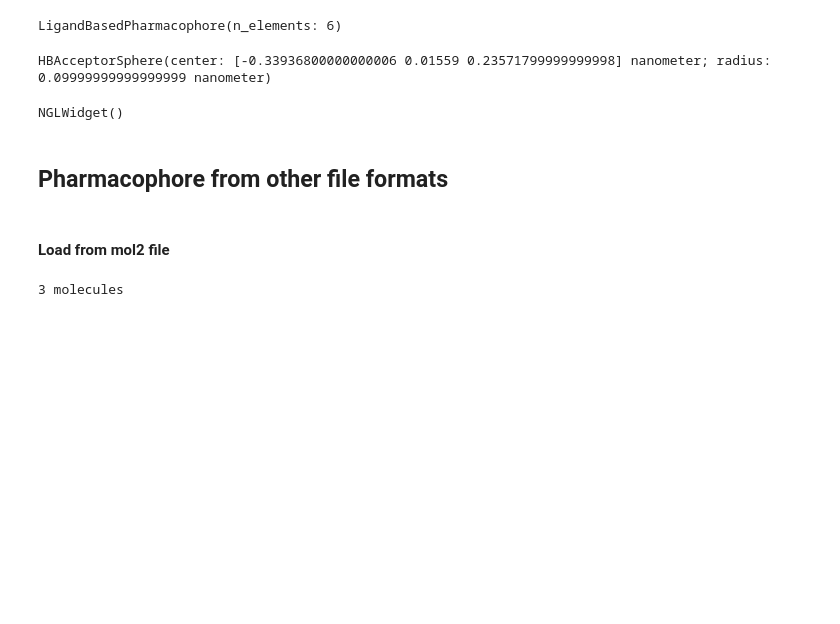
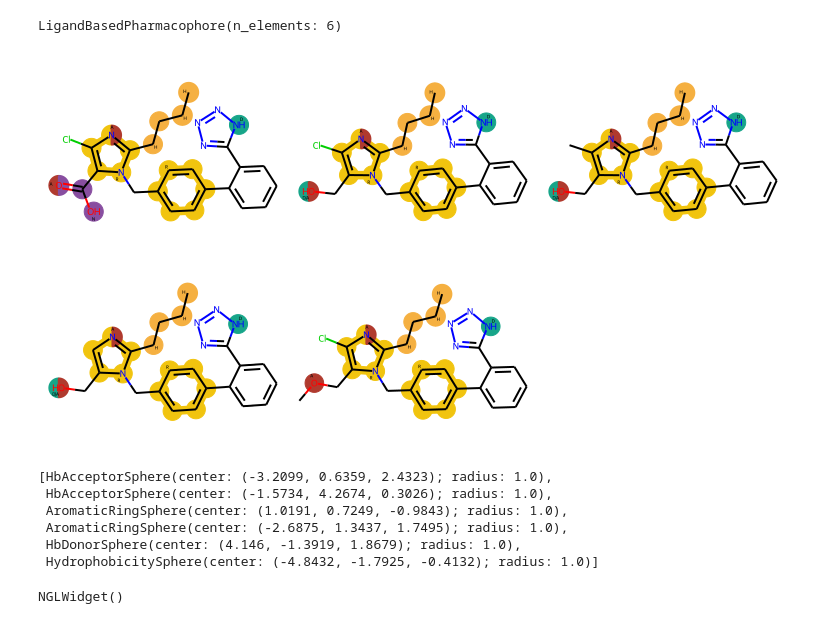
Before and after one commit to Daniel-Ibarrola/Cheminformatics-Notebooks, a Jupyter notebook: openpharmacophore/ligand_based/ligand_based.ipynb, the cells around one changed output. Drawn from its saved outputs; the diff is of its cells as text; code cells hidden in the pictures; blank space fills up the shorter version.

```diff
--- a/openpharmacophore/ligand_based/ligand_based.ipynb
+++ b/openpharmacophore/ligand_based/ligand_based.ipynb
@@ -53,6 +25,6 @@ AromaticRingSphere(center: (2.0, 1.0, 4.0); radius: 1.0)
 # %%
-# Load the molecules
-molecules = Chem.SmilesMolSupplier('../data/molecules.smi',delimiter='\t',titleLine=False)
+# Load the molecules and visualize them
+molecules = Chem.SmilesMolSupplier('../../data/ligands/molecules.smi',delimiter='\t',titleLine=False)
 print(f"{len(molecules)} molecules")
 img = Draw.MolsToGridImage(molecules, molsPerRow=5, returnPNG=False)
 img
@@ -61,30 +33,29 @@ img
 [figure]
 # %%
 # Create the pharmacophore
-pharmacophore = LigandBasedPharmacophore()
-# feat_list = ["Aromatic", "Donor"]
-feat_def = load_smarts_fdef("../data/feat_defs/smarts_features.txt")
-pharmacophore.from_ligand_list(ligands=molecules, method="dbscan", feat_list=None, feat_def=feat_def)
+molecules = list(molecules)
+feat_def = load_smarts_fdef("../../data/feat_defs/smarts_features.txt")
+pharmacophore = LigandBasedPharmacophore().from_ligand_list(ligands=molecules,
+                                                            method="dbscan",
+                                                            feat_list=None,
+                                                            feat_def=feat_def)
 print(pharmacophore)
 # %% [output]
 LigandBasedPharmacophore(n_elements: 6)
-# %%
-# Inspect an element from the pharmacophore
-element = pharmacophore.elements[0]
-print(element)
-# %% [output]
-HBAcceptorSphere(center: [-0.33936800000000006 0.01559 0.23571799999999998] nanometer; radius: 0.09999999999999999 nanometer)
+# %%
+Image(pharmacophore.draw(n_per_row=3))
+# %% [output]
+[figure, added]
+# %%
+pharmacophore.elements
+# %% [output]
+[HbAcceptorSphere(center: (-3.2099, 0.6359, 2.4323); radius: 1.0),
+ HbAcceptorSphere(center: (-1.5734, 4.2674, 0.3026); radius: 1.0),
+ AromaticRingSphere(center: (1.0191, 0.7249, -0.9843); radius: 1.0),
+ AromaticRingSphere(center: (-2.6875, 1.3437, 1.7495); radius: 1.0),
+ HbDonorSphere(center: (4.146, -1.3919, 1.8679); radius: 1.0),
+ HydrophobicitySphere(center: (-4.8432, -1.7925, -0.4132); radius: 1.0)]
 # %%
 pharmacophore.show()
 # %% [output]
 NGLWidget()
-# %% [markdown]
-## Pharmacophore from other file formats
-# %% [markdown]
-#### Load from mol2 file
-# %%
-fname = "../data/pharmagist_mols/ace.mol2"
-mols = load_mol2_file(fname)
-print("{} molecules".format(len(mols)))
-# %% [output]
-3 molecules
```
Also changed, not shown: parts of 13 cells of this notebook, 6 other files.
